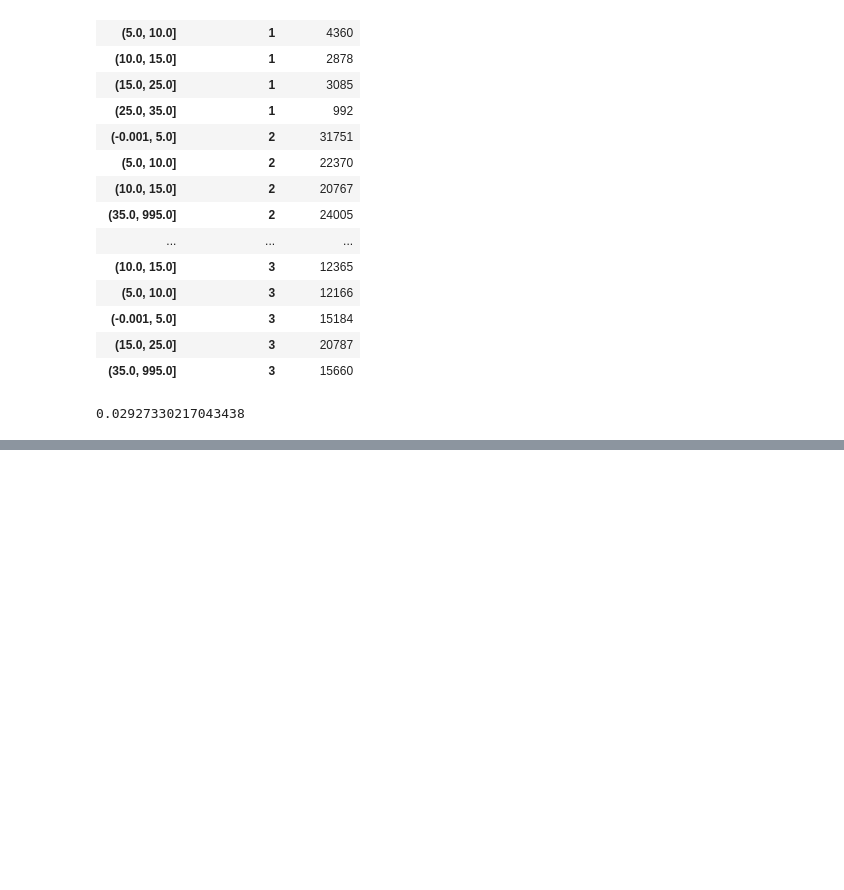
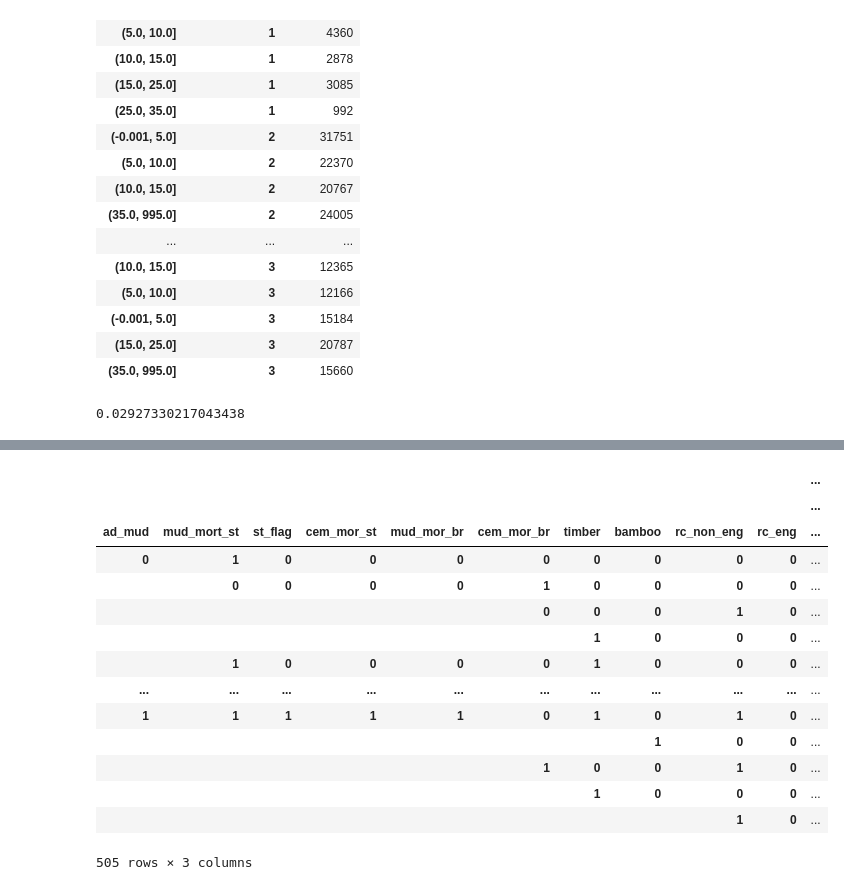
Before and after one commit to WagnerMarcos/tp1_orga_datos, a Jupyter notebook: analisis-exploratorio.ipynb, the cells around one changed output, grey strips where cells are left out. Cells and saved outputs as stored; diff of their text form; code cells hidden in the pictures; blank space fills up the shorter version.

```diff
--- a/analisis-exploratorio.ipynb
+++ b/analisis-exploratorio.ipynb
@@ -135,0 +178,3 @@ df['age'].corr(df['damage_grade'])
+# %%
+edificios_por_superstructure = df.groupby(['ad_mud','mud_mort_st','st_flag','cem_mor_st','mud_mor_br','cem_mor_br','timber','bamboo','rc_non_eng','rc_eng', 'other','damage_grade']).agg({'building_id':'count'})
+edificios_por_superstructure
@@ -135,0 +196,18 @@ df['age'].corr(df['damage_grade'])
+# %%
+edificios_por_superstructure.unstack().sort_values(by=('building_id',1),ascending=False) #.to_csv('edificios_por_superstructure.csv')
+# %% [output]
+|  |  |  |  |  |  |  |  |  |  | ... |
+|  |  |  |  |  |  |  |  |  |  | ... |
+| ad_mud | mud_mort_st | st_flag | cem_mor_st | mud_mor_br | cem_mor_br | timber | bamboo | rc_non_eng | rc_eng | ... |
+| 0 | 1 | 0 | 0 | 0 | 0 | 0 | 0 | 0 | 0 | ... |
+|  | 0 | 0 | 0 | 0 | 1 | 0 | 0 | 0 | 0 | ... |
+|  |  |  |  |  | 0 | 0 | 0 | 1 | 0 | ... |
+|  |  |  |  |  |  | 1 | 0 | 0 | 0 | ... |
+|  | 1 | 0 | 0 | 0 | 0 | 1 | 0 | 0 | 0 | ... |
+| ... | ... | ... | ... | ... | ... | ... | ... | ... | ... | ... |
+| 1 | 1 | 1 | 1 | 1 | 0 | 1 | 0 | 1 | 0 | ... |
+|  |  |  |  |  |  |  | 1 | 0 | 0 | ... |
+|  |  |  |  |  | 1 | 0 | 0 | 1 | 0 | ... |
+|  |  |  |  |  |  | 1 | 0 | 0 | 0 | ... |
+|  |  |  |  |  |  |  |  | 1 | 0 | ... |
+505 rows × 3 columns
```
Also changed, not shown: parts of 10 cells of this notebook.
